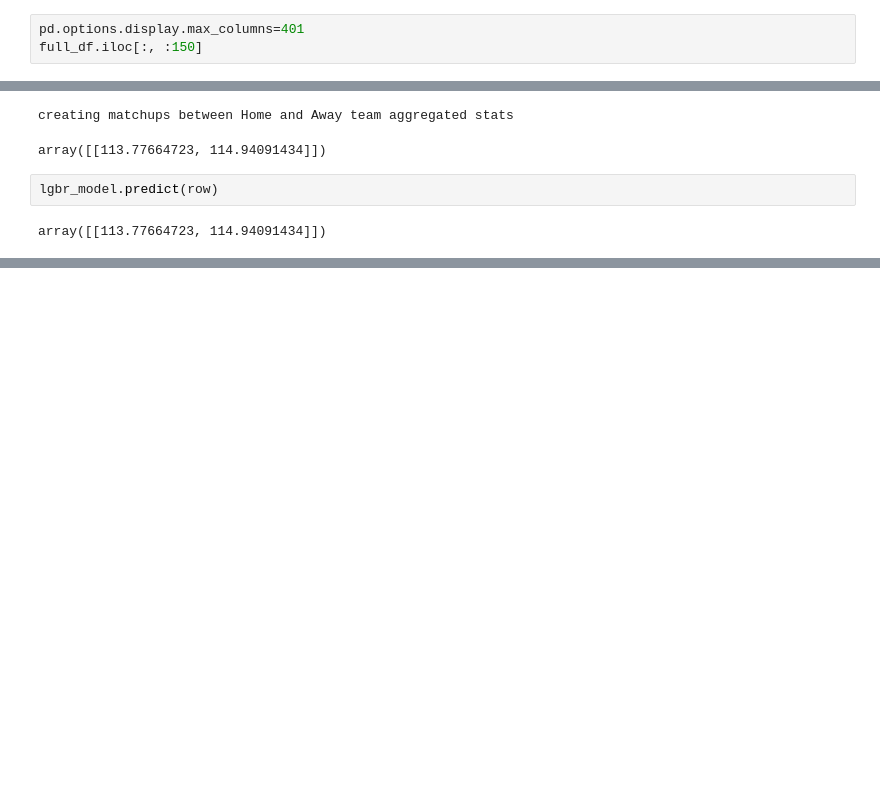
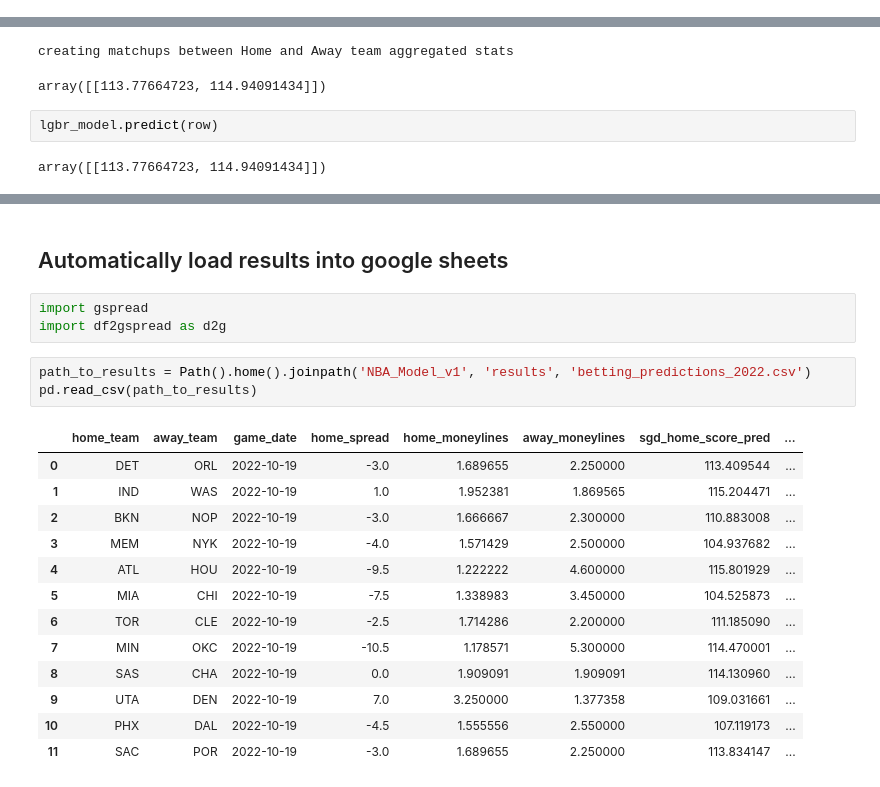
Before and after one commit to jnish23/NBA_Model_V2, a Jupyter notebook: notebooks/RegressionModelToProduction.ipynb, the cells around one changed output, grey strips where cells are left out. Saved outputs shown, nothing was run; the diff lists cells and outputs as text; blank space fills up the shorter version.

```diff
--- a/notebooks/RegressionModelToProduction.ipynb
+++ b/notebooks/RegressionModelToProduction.ipynb
@@ -736,6 +734,3 @@ Cleaning Data...
 Merging Boxscore and Betting Data...
 Aggregating over last 5, 10, and 20 game windows
 adding rest days
-# %%
-pd.options.display.max_columns=401
-full_df.iloc[:, :150]
@@ -938,0 +911,22 @@ most_recent_away_stats
+# %% [markdown]
+## Automatically load results into google sheets
+# %%
+import gspread
+import df2gspread as d2g
+# %%
+path_to_results = Path().home().joinpath('NBA_Model_v1', 'results', 'betting_predictions_2022.csv')
+pd.read_csv(path_to_results)
+# %% [output]
+|  | home_team | away_team | game_date | home_spread | home_moneylines | away_moneylines | sgd_home_score_pred | ... |
+| 0 | DET | ORL | 2022-10-19 | -3.0 | 1.689655 | 2.250000 | 113.409544 | ... |
+| 1 | IND | WAS | 2022-10-19 | 1.0 | 1.952381 | 1.869565 | 115.204471 | ... |
+| 2 | BKN | NOP | 2022-10-19 | -3.0 | 1.666667 | 2.300000 | 110.883008 | ... |
+| 3 | MEM | NYK | 2022-10-19 | -4.0 | 1.571429 | 2.500000 | 104.937682 | ... |
+| 4 | ATL | HOU | 2022-10-19 | -9.5 | 1.222222 | 4.600000 | 115.801929 | ... |
+| 5 | MIA | CHI | 2022-10-19 | -7.5 | 1.338983 | 3.450000 | 104.525873 | ... |
+| 6 | TOR | CLE | 2022-10-19 | -2.5 | 1.714286 | 2.200000 | 111.185090 | ... |
+| 7 | MIN | OKC | 2022-10-19 | -10.5 | 1.178571 | 5.300000 | 114.470001 | ... |
+| 8 | SAS | CHA | 2022-10-19 | 0.0 | 1.909091 | 1.909091 | 114.130960 | ... |
+| 9 | UTA | DEN | 2022-10-19 | 7.0 | 3.250000 | 1.377358 | 109.031661 | ... |
+| 10 | PHX | DAL | 2022-10-19 | -4.5 | 1.555556 | 2.550000 | 107.119173 | ... |
+| 11 | SAC | POR | 2022-10-19 | -3.0 | 1.689655 | 2.250000 | 113.834147 | ... |
```
Also changed, not shown: parts of 17 cells of this notebook, 9 other files.
